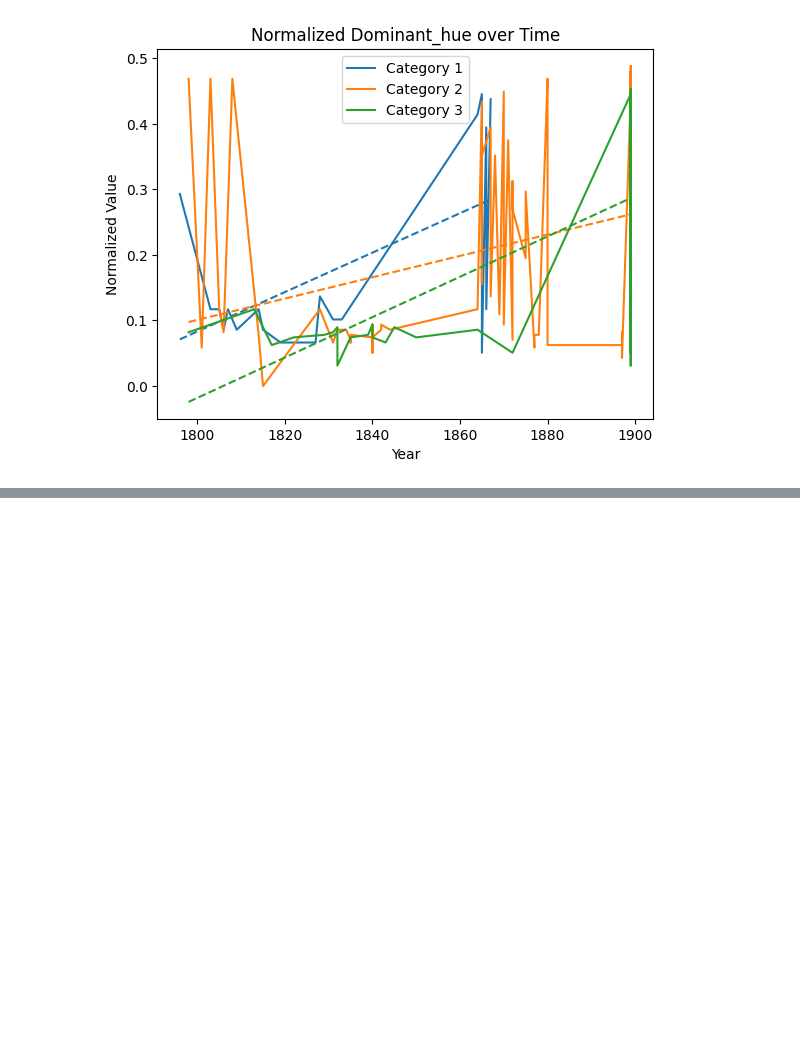
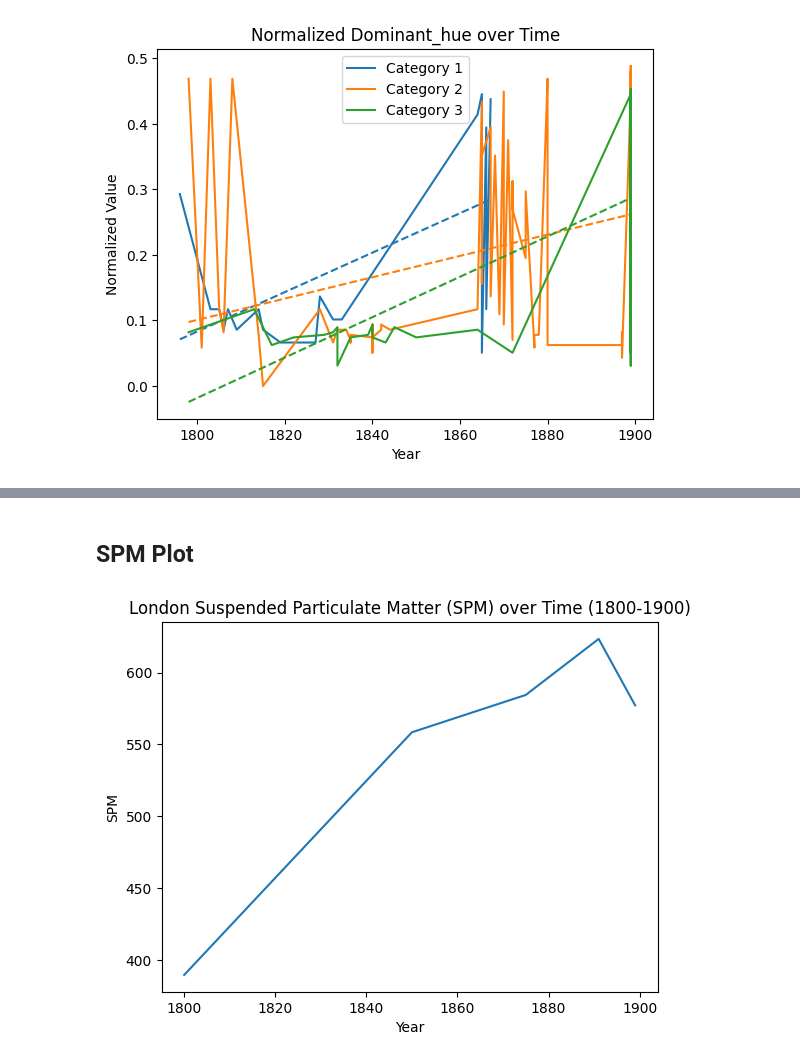
Before and after one commit to ellisy0/ds-project-data, a Jupyter notebook: plots.ipynb, the cells around one changed output, grey strips where cells are left out. Saved outputs shown, nothing was run; the diff lists cells and outputs as text; code cells hidden in the pictures; blank space fills up the shorter version.

```diff
--- a/plots.ipynb
+++ b/plots.ipynb
@@ -54,0 +86,28 @@ for prop in ['contrast', 'saturation', 'brightness', 'dominant_hue']:
+# %% [markdown]
+## SPM Plot
+# %%
+import pandas as pd
+import matplotlib.pyplot as plt
+
+# load data into a pandas dataframe
+df = pd.read_csv('data/london-spm.csv')
+
+# filter data for years between 1800 and 1900
+df = df[(df['Year'] >= 1800) & (df['Year'] < 1900)]
+
+# extract year and SPM columns
+year = df['Year']
+spm = df['Suspended Particulate Matter (SPM) (Fouquet and DPCC (2011))']
+
+# plot the data
+plt.plot(year, spm)
+
+# set chart title and axis labels
+plt.title('London Suspended Particulate Matter (SPM) over Time (1800-1900)')
+plt.xlabel('Year')
+plt.ylabel('SPM')
+
+# display the chart
+plt.show()
+# %% [output]
+[figure, added]
```
Also changed, not shown: parts of 3 cells of this notebook, 12 other files.
